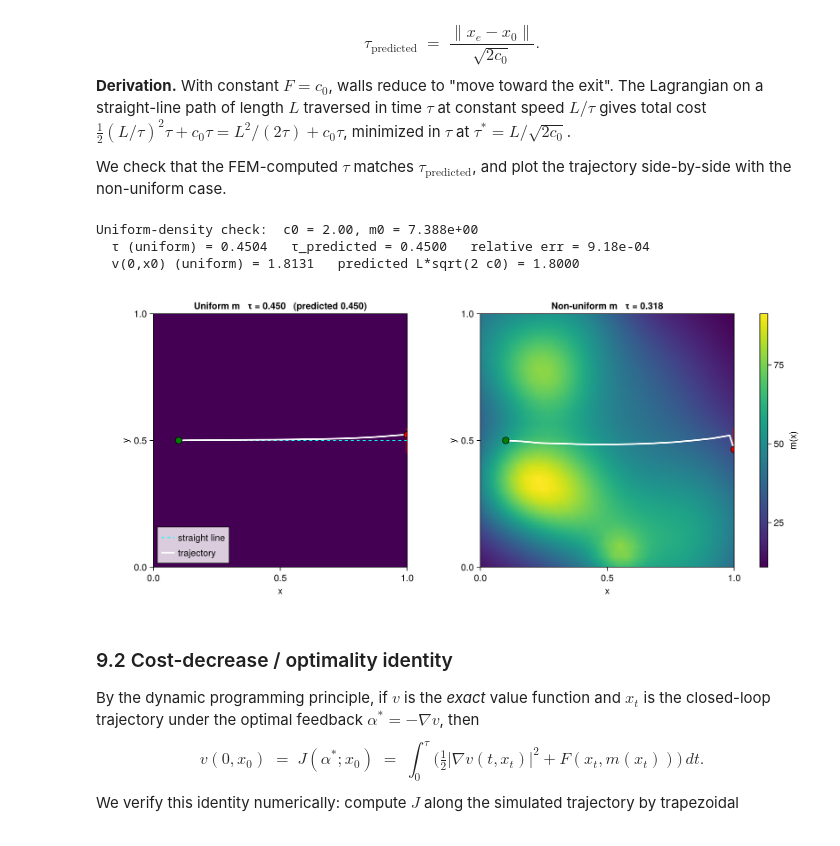
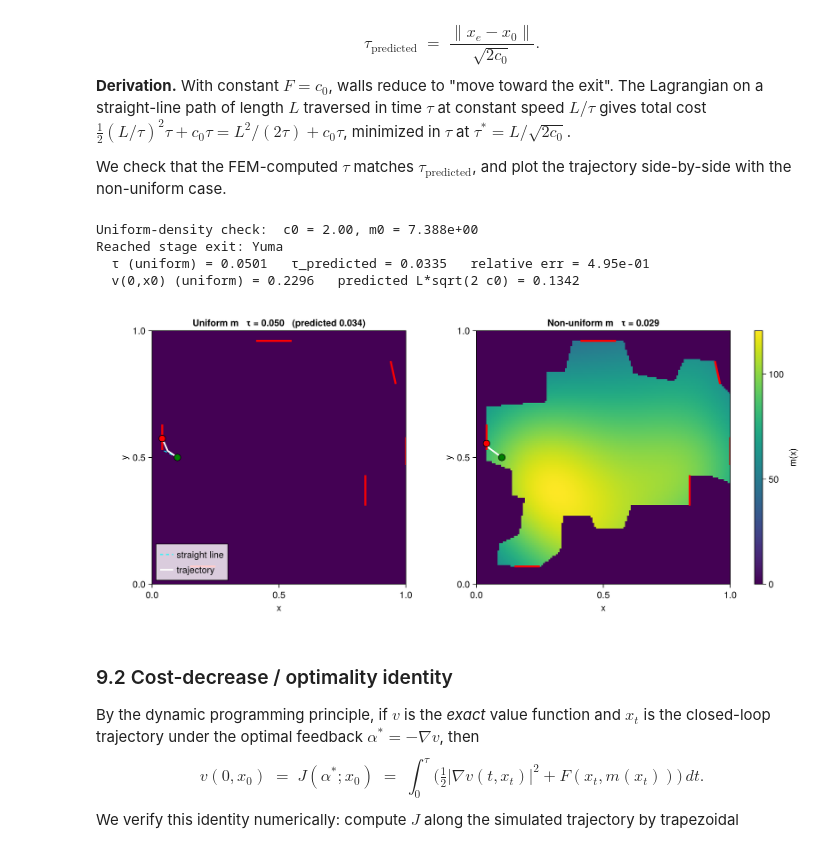
Before and after one commit to Yah-Boi-1/Mean-Field-Crowd-Dynamics, a Jupyter notebook: V1/tracer_agent.ipynb, the cells around one changed output. Saved outputs shown, nothing was run; the diff lists cells and outputs as text; code cells hidden in the pictures.

Commit message:
fixed value function computation and added simulations for agents at various positions

```diff
--- a/V1/tracer_agent.ipynb
+++ b/V1/tracer_agent.ipynb
@@ -1179,11 +1278,29 @@ let
     @printf "Uniform-density check:  c0 = %.2f, m0 = %.3e\n" c0 m_const_val
 
     v_uniform = solve_tracer_hjb(model, m_uniform)
-    traj_u, τ_u = simulate_tracer(v_uniform, x0_def)
+    traj_u, τ_u, _ = simulate_tracer(v_uniform, x0_def)
 
-    # Predicted: straight-line to nearest exit point on the slit {1}×[0.45,0.55]
-    x_e = (1.0, clamp(x0_def[2], exit_y_def[1], exit_y_def[2]))   # = (1, 0.5)
-    L   = sqrt((x_e[1]-x0_def[1])^2 + (x_e[2]-x0_def[2])^2)
+    # Distance from x0 to the nearest point on any stage-exit segment, so the
+    # prediction stays meaningful regardless of which mesh is loaded.
+    function _dist_to_segment(p, a, b)
+        abv = (b[1]-a[1], b[2]-a[2])
+        apv = (p[1]-a[1], p[2]-a[2])
+        ab2 = abv[1]^2 + abv[2]^2
+        t   = ab2 > 0 ? clamp((apv[1]*abv[1] + apv[2]*abv[2])/ab2, 0.0, 1.0) : 0.0
+        q   = (a[1] + t*abv[1], a[2] + t*abv[2])
+        return sqrt((p[1]-q[1])^2 + (p[2]-q[2])^2), q
+    end
+
+    L = Inf
+    x_e = x0_def
+    for e in stage_exit_segments_def
+        d, q = _dist_to_segment(x0_def, e.a, e.b)
+        if d < L
+            L   = d
+            x_e = q
+        end
+    end
+
     τ_pred = L / sqrt(2*c0)
     if τ_u === nothing
         @printf "  τ (uniform) = N/A   τ_predicted = %.4f\n" τ_pred
@@ -1202,38 +1319,43 @@ let
                                 @sprintf("Uniform m   τ = %.3f   (predicted %.3f)", τ_u, τ_pred)
     ax1 = Axis(fig[1,1]; aspect=DataAspect(), title=title_u,
                xlabel="x", ylabel="y", limits=((0,1),(0,1)))
     heatmap!(ax1, xs, ys, fill(0.0, size(Mu)); colormap=:viridis,
              colorrange=(0.0, 1.0))                       # neutral background
-    lines!(ax1, [1.0, 1.0], [exit_y_def...]; color=:red, linewidth=3)
+    for e in stage_exit_segments_def
+        lines!(ax1, [e.a[1], e.b[1]], [e.a[2], e.b[2]]; color=:red, linewidth=3)
+    end
     lines!(ax1, [x0_def[1], x_e[1]], [x0_def[2], x_e[2]];
            color=:cyan, linewidth=1.5, linestyle=:dash, label="straight line")
     lines!(ax1, traj_u[:,1], traj_u[:,2]; color=:white, linewidth=2.5, label="trajectory")
     scatter!(ax1, [traj_u[1,1]], [traj_u[1,2]]; color=:green, markersize=14,
              strokecolor=:black, strokewidth=1)
     scatter!(ax1, [traj_u[end,1]], [traj_u[end,2]]; color=:red, markersize=14,
              strokecolor=:black, strokewidth=1)
     axislegend(ax1; position=:lb, framevisible=true, backgroundcolor=(:white, 0.8))
 
     title_n = τ === nothing ? "Non-uniform m  (did not reach)" :
                               @sprintf("Non-uniform m   τ = %.3f", τ)
     ax2 = Axis(fig[1,2]; aspect=DataAspect(), title=title_n,
                xlabel="x", ylabel="y", limits=((0,1),(0,1)))
     hm = heatmap!(ax2, xs, ys, Mn; colormap=:viridis)
     Colorbar(fig[1,3], hm; label="m(x)")
-    lines!(ax2, [1.0, 1.0], [exit_y_def...]; color=:red, linewidth=3)
+    for e in stage_exit_segments_def
+        lines!(ax2, [e.a[1], e.b[1]], [e.a[2], e.b[2]]; color=:red, linewidth=3)
+    end
     lines!(ax2, traj[:,1], traj[:,2]; color=:white, linewidth=2.5)
     scatter!(ax2, [traj[1,1]], [traj[1,2]]; color=:green, markersize=14,
              strokecolor=:black, strokewidth=1)
     scatter!(ax2, [traj[end,1]], [traj[end,2]]; color=:red, markersize=14,
              strokecolor=:black, strokewidth=1)
     save(joinpath(OUTPUTS, "tracer_validation_uniform.png"), fig)
     fig
 end
 # %% [output]
 Uniform-density check:  c0 = 2.00, m0 = 7.388e+00
-  τ (uniform) = 0.4504   τ_predicted = 0.4500   relative err = 9.18e-04
-  v(0,x0) (uniform) = 1.8131   predicted L*sqrt(2 c0) = 1.8000
+Reached stage exit: Yuma
+  τ (uniform) = 0.0501   τ_predicted = 0.0335   relative err = 4.95e-01
+  v(0,x0) (uniform) = 0.2296   predicted L*sqrt(2 c0) = 0.1342
-[figure, old version]
+[figure, new version]
 # %% [markdown]
 ### 9.2 Cost-decrease / optimality identity
 
```
Also changed, not shown: parts of 12 cells of this notebook, 20 other files.
